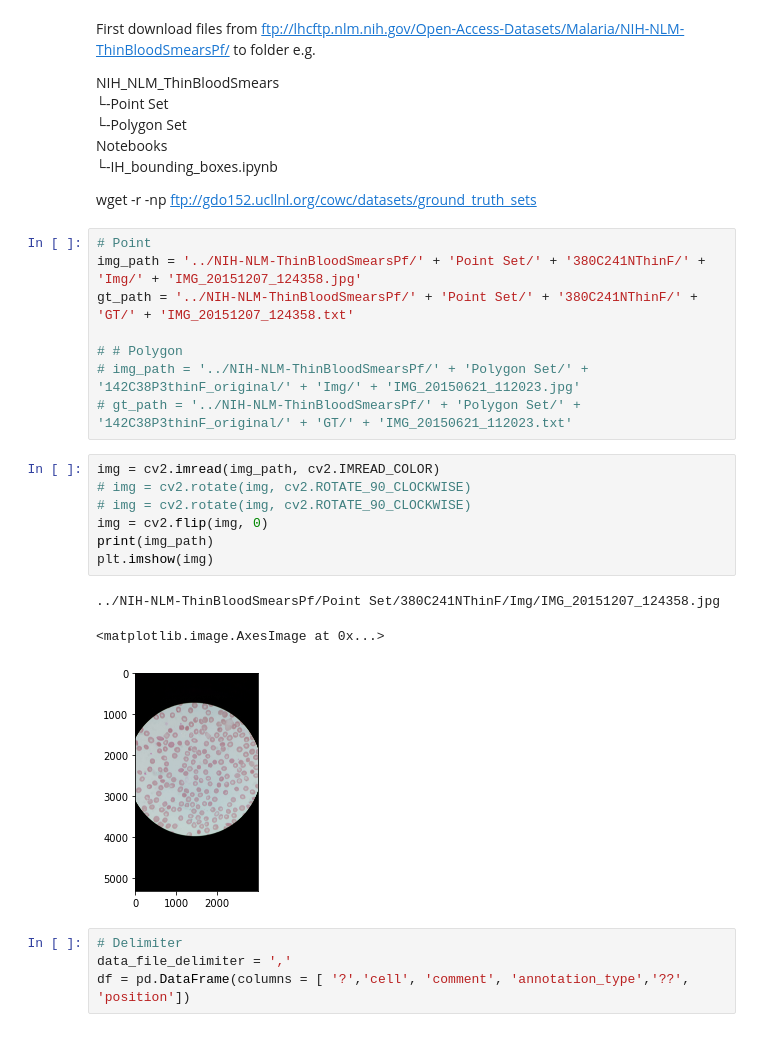
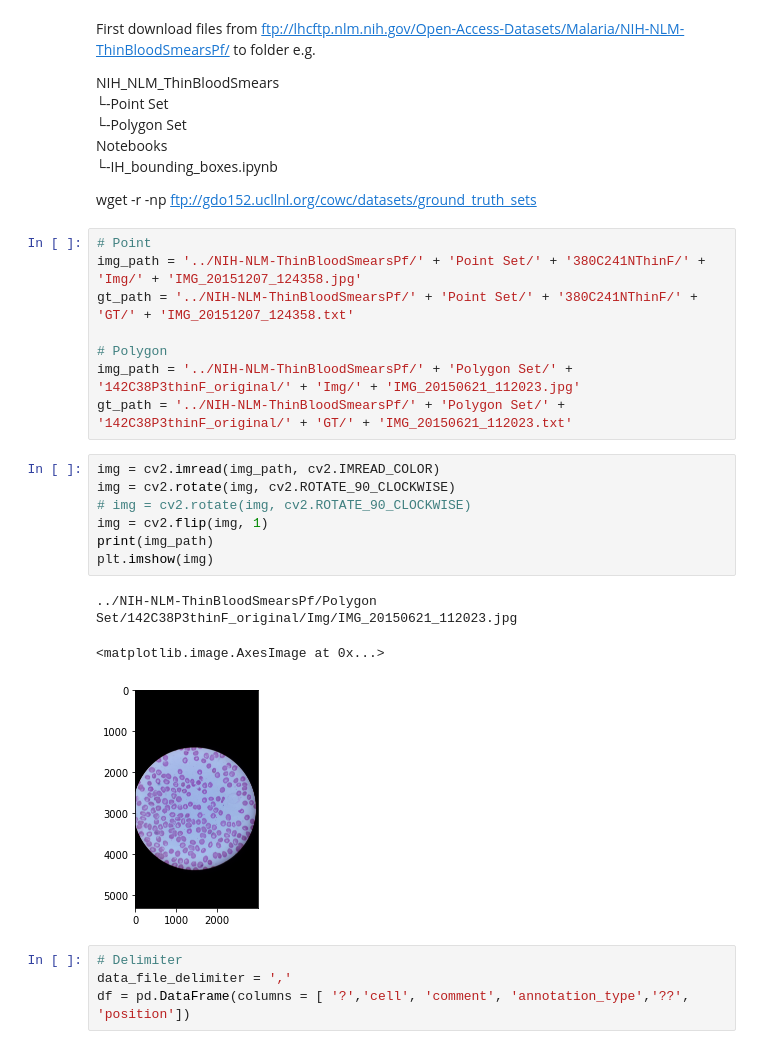
Before and after one commit to danielbarco/malatec, a Jupyter notebook: Notebooks/NIH_labels.ipynb, the cells around one changed output. Drawn from its saved outputs; the diff is of its cells as text.

```diff
--- a/Notebooks/NIH_labels.ipynb
+++ b/Notebooks/NIH_labels.ipynb
@@ -33,20 +36,20 @@ wget -r -np  ftp://gdo152.ucllnl.org/cowc/datasets/ground_truth_sets
 img_path = '../NIH-NLM-ThinBloodSmearsPf/' + 'Point Set/' + '380C241NThinF/' + 'Img/' + 'IMG_20151207_124358.jpg'
 gt_path = '../NIH-NLM-ThinBloodSmearsPf/' + 'Point Set/' + '380C241NThinF/' + 'GT/' + 'IMG_20151207_124358.txt'
 
-# # Polygon
-# img_path = '../NIH-NLM-ThinBloodSmearsPf/' + 'Polygon Set/' + '142C38P3thinF_original/' + 'Img/' + 'IMG_20150621_112023.jpg'
-# gt_path = '../NIH-NLM-ThinBloodSmearsPf/' + 'Polygon Set/' + '142C38P3thinF_original/' + 'GT/' + 'IMG_20150621_112023.txt'
+# Polygon
+img_path = '../NIH-NLM-ThinBloodSmearsPf/' + 'Polygon Set/' + '142C38P3thinF_original/' + 'Img/' + 'IMG_20150621_112023.jpg'
+gt_path = '../NIH-NLM-ThinBloodSmearsPf/' + 'Polygon Set/' + '142C38P3thinF_original/' + 'GT/' + 'IMG_20150621_112023.txt'
 # %%
 img = cv2.imread(img_path, cv2.IMREAD_COLOR)
+img = cv2.rotate(img, cv2.ROTATE_90_CLOCKWISE)
 # img = cv2.rotate(img, cv2.ROTATE_90_CLOCKWISE)
-# img = cv2.rotate(img, cv2.ROTATE_90_CLOCKWISE)
-img = cv2.flip(img, 0)
+img = cv2.flip(img, 1)
 print(img_path)
 plt.imshow(img)
 # %% [output]
-../NIH-NLM-ThinBloodSmearsPf/Point Set/380C241NThinF/Img/IMG_20151207_124358.jpg
+../NIH-NLM-ThinBloodSmearsPf/Polygon Set/142C38P3thinF_original/Img/IMG_20150621_112023.jpg
 <matplotlib.image.AxesImage at 0x...>
-[figure, old version]
+[figure, new version]
 # %%
 # Delimiter
 data_file_delimiter = ','
```
Also changed, not shown: parts of 6 cells of this notebook.
